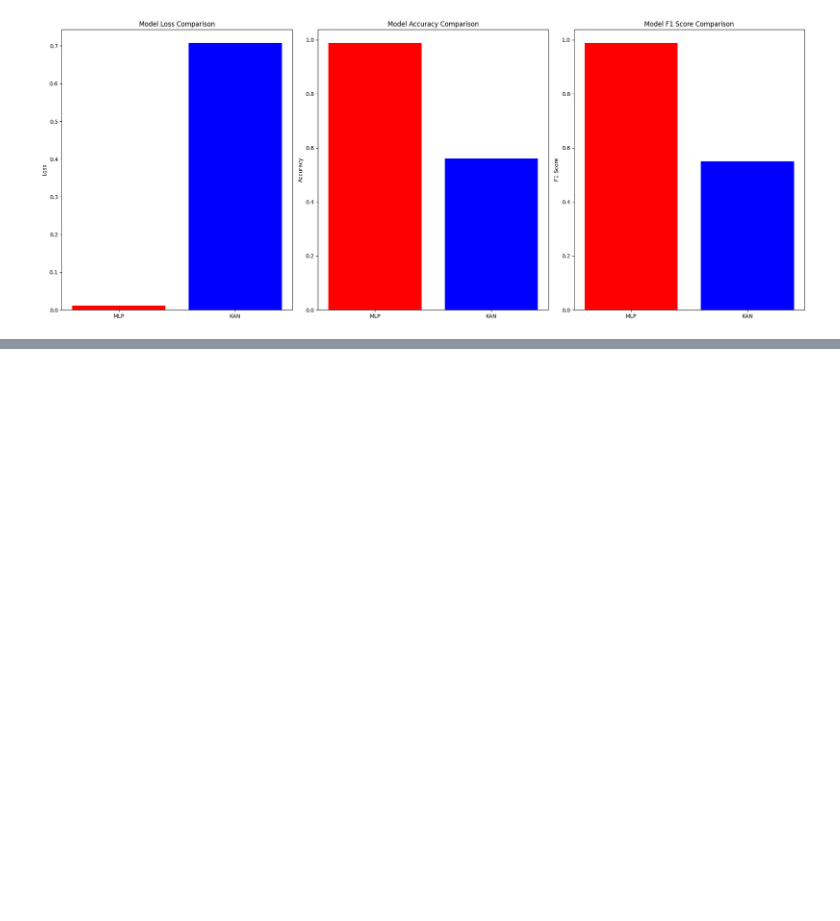
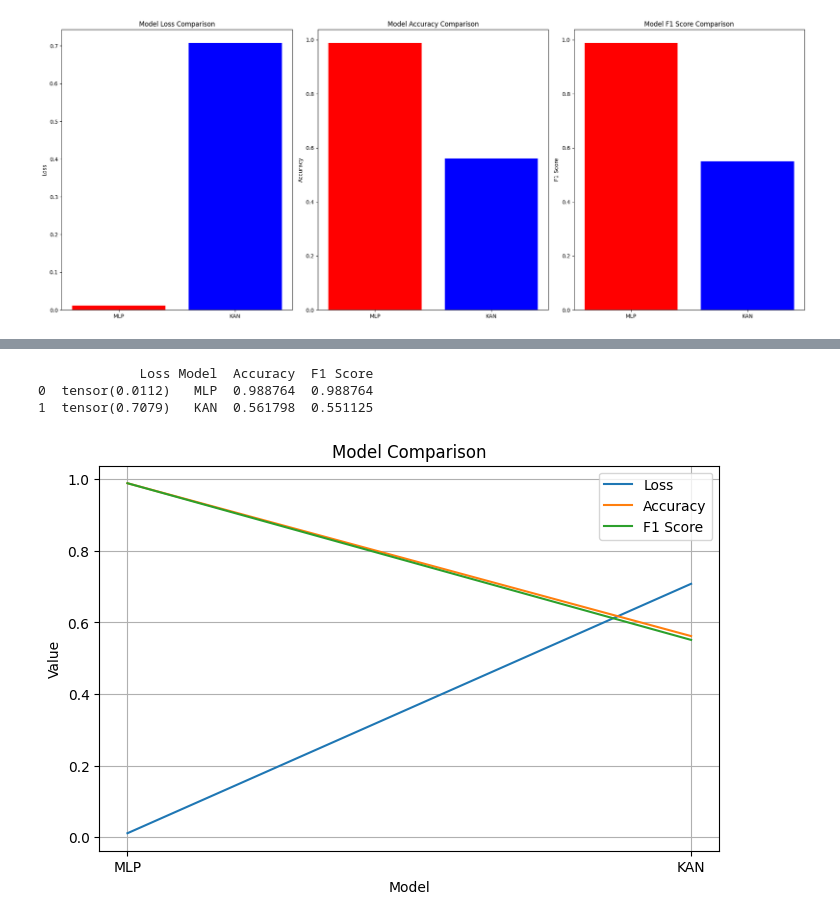
Before and after one commit to meeks627/BeyondAI-KANs-vs-MLPs-Colab-Code, a Jupyter notebook: MY_BAI_project.ipynb, the cells around one changed output, grey strips where cells are left out. Saved outputs shown, nothing was run; the diff lists cells and outputs as text; code cells hidden in the pictures; blank space fills up the shorter version.

```diff
--- a/MY_BAI_project.ipynb
+++ b/MY_BAI_project.ipynb
@@ -91,8 +91,7 @@ x_test = scaler.transform(x_test)
 # %% [markdown]
 ## Computing the Functions
 # %%
-def mlp_run(model):
-  print("MLP RESULTS")
+def mlp_run(mlp):
   mlp.fit(x_train,y_train)
   y_pred_mlp = mlp.predict(x_test)
   print(f'Accuracy Score: {accuracy_score(y_test,y_pred_mlp)}')
@@ -101,6 +100,7 @@ def mlp_run(model):
   criterion1 = nn.MSELoss()
   loss_mlp  = criterion1(torch.tensor(y_pred_mlp),torch.tensor(y_test))
   return y_pred_mlp,loss_mlp
+
 
 def kan_run(model):
     print("KAN RESULTS")
@@ -519,0 +536,26 @@ plt.show()
+# %%
+data = {
+    'Loss': [loss_mlp2, loss_kan2],
+    'Model': ['MLP', 'KAN'],
+    'Accuracy': [accuracy_mlp2, accuracy_kan2],
+    'F1 Score': [f1_mlp2, f1_kan2]
+}
+df_comparison = pd.DataFrame(data)
+print(df_comparison)
+# %% [output]
+             Loss Model  Accuracy  F1 Score
+0  tensor(0.0112)   MLP  0.988764  0.988764
+1  tensor(0.7079)   KAN  0.561798  0.551125
+# %%
+plt.figure(figsize=(8, 5))
+plt.plot(df_comparison['Model'], df_comparison['Loss'], label='Loss')
+plt.plot(df_comparison['Model'], df_comparison['Accuracy'], label='Accuracy')
+plt.plot(df_comparison['Model'], df_comparison['F1 Score'], label='F1 Score')
+plt.xlabel('Model')
+plt.ylabel('Value')
+plt.title('Model Comparison')
+plt.legend()
+plt.grid(True)
+plt.show()
+# %% [output]
+[figure, added]
```
Also changed, not shown: parts of 5 cells of this notebook.
